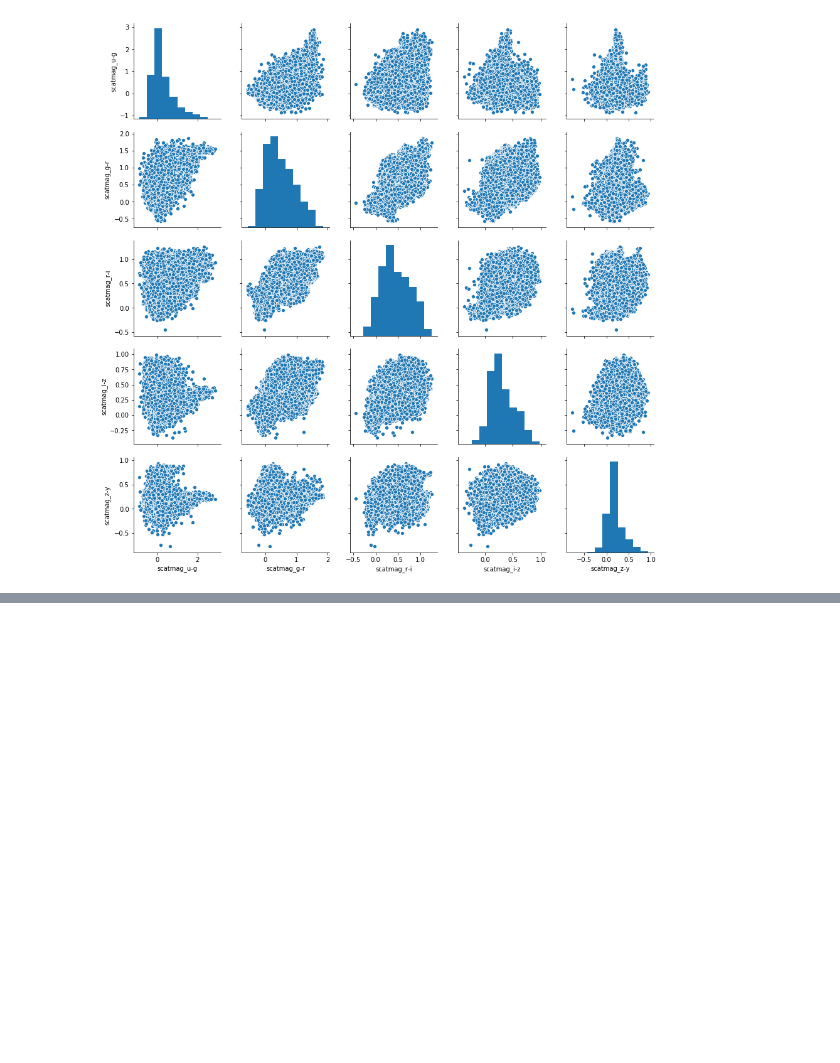
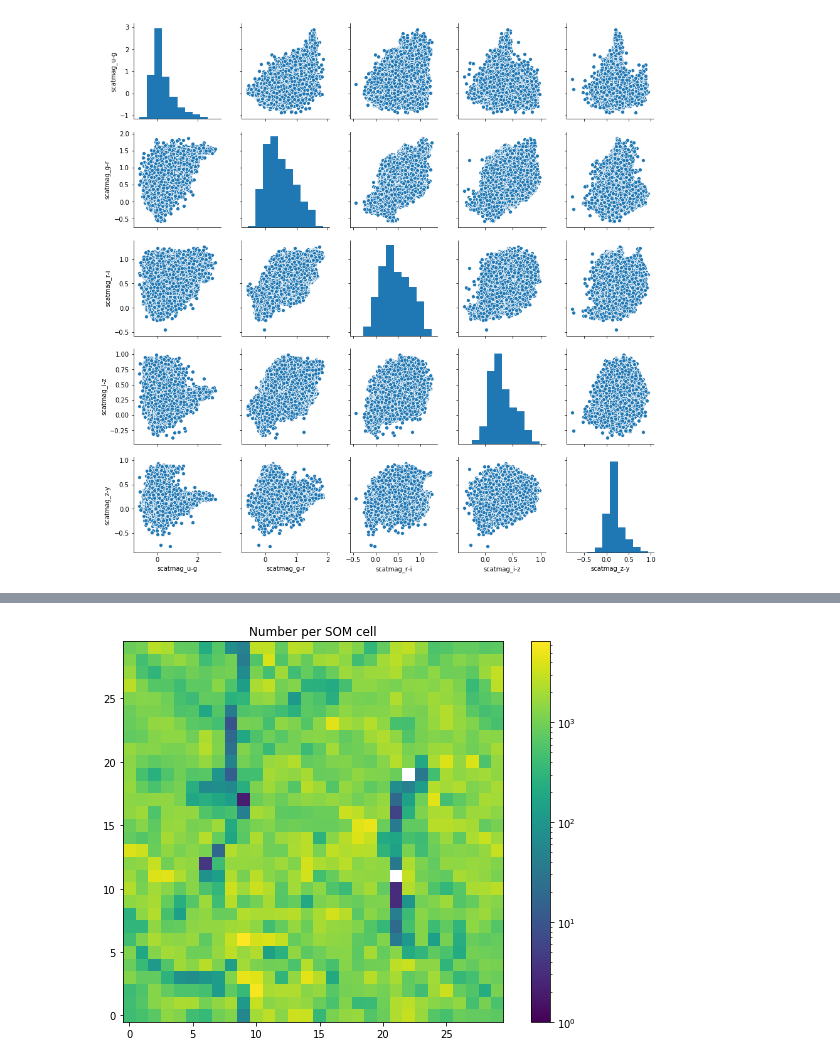
Before and after one commit to LSSTDESC/pz_bayes, a Jupyter notebook: notebooks/feature_likelihood_cosmoDC2.ipynb, the cells around one changed output, grey strips where cells are left out. Saved outputs shown, nothing was run; the diff lists cells and outputs as text; code cells hidden in the pictures; blank space fills up the shorter version.

```diff
--- a/notebooks/feature_likelihood_cosmoDC2.ipynb
+++ b/notebooks/feature_likelihood_cosmoDC2.ipynb
@@ -766,0 +218,4 @@ plt.ylabel('Training loss', fontsize=fs);
+# %%
+som_train.plot_counts_per_cell(norm=LogNorm(vmin=1, vmax=6500))
+# %% [output]
+[figure, added]
```
Also changed, not shown: parts of 145 cells of this notebook, 1 other file.
